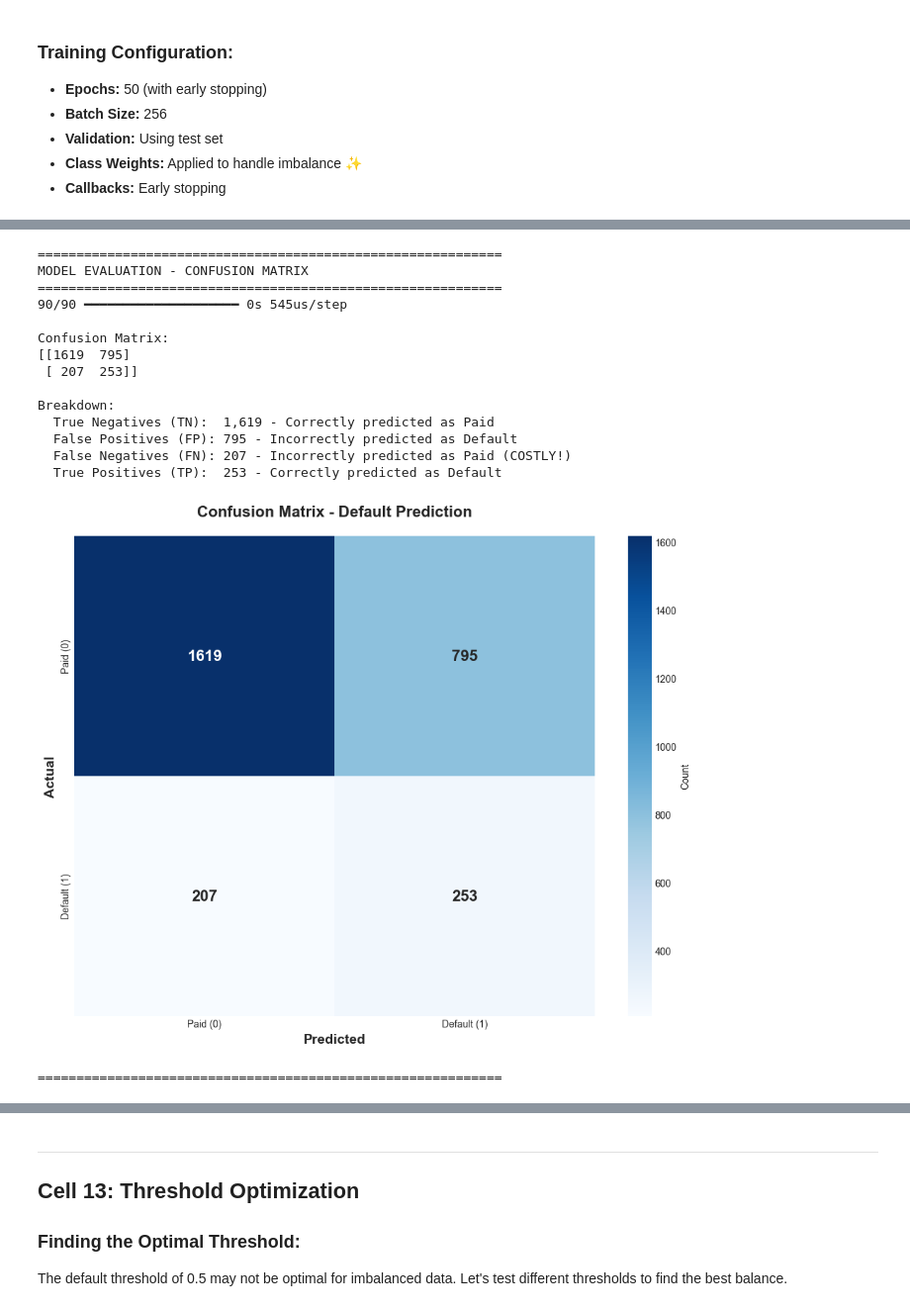
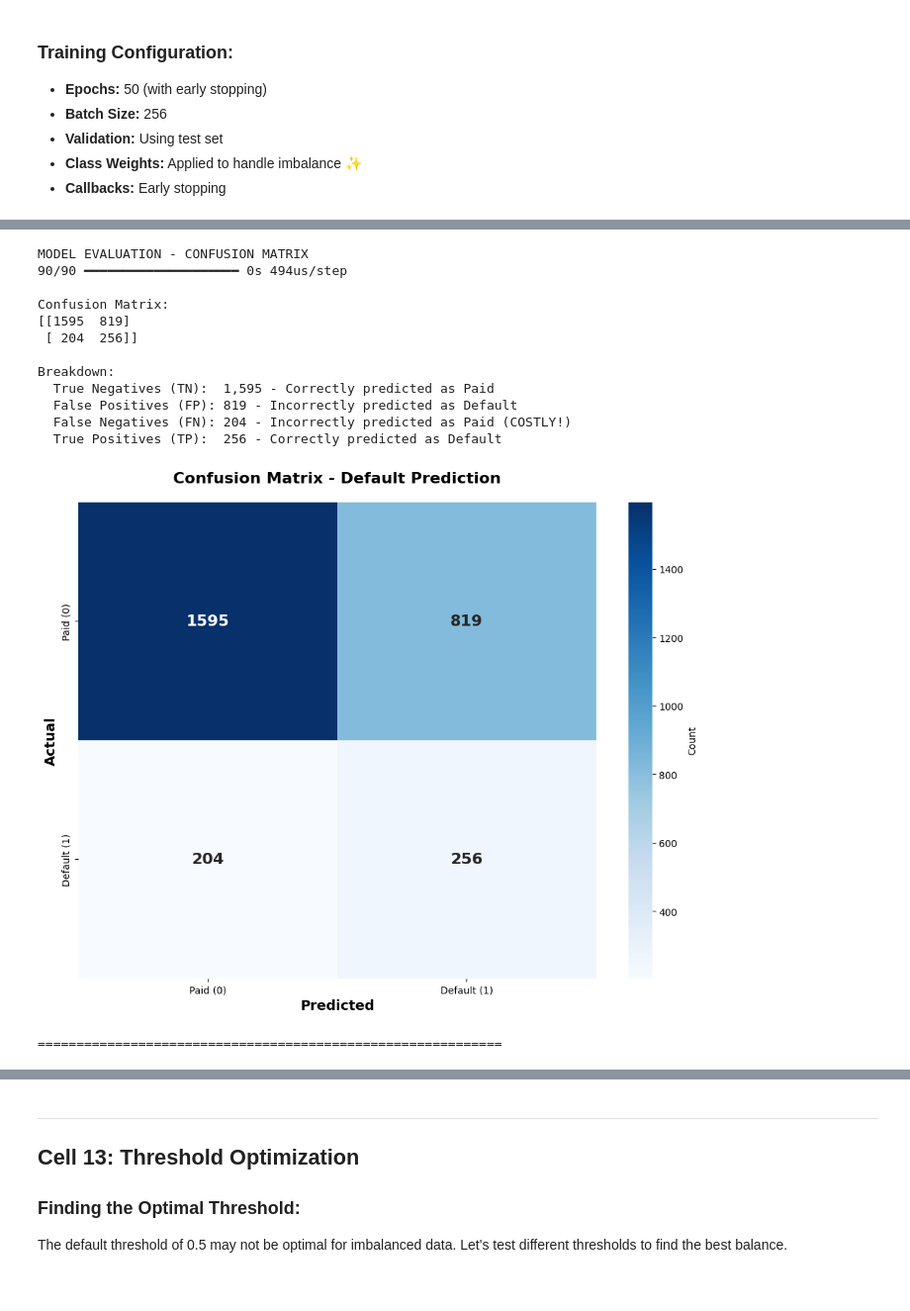
Before and after one commit to rlogwood/fs-rl-notebooks, a Jupyter notebook: assignments/unit4_deep_learning_with_tensorflow_and_keras/Unit4_CourseEndProject/LendingClubLoanDataAnalysis/LendingClubLoanDataAnalysis.ipynb, the cells around one changed output, grey strips where cells are left out. Shown at 99% size. Drawn from its saved outputs; the diff is of its cells as text; code cells hidden in the pictures.

```diff
--- a/assignments/unit4_deep_learning_with_tensorflow_and_keras/Unit4_CourseEndProject/LendingClubLoanDataAnalysis/LendingClubLoanDataAnalysis.ipynb
+++ b/assignments/unit4_deep_learning_with_tensorflow_and_keras/Unit4_CourseEndProject/LendingClubLoanDataAnalysis/LendingClubLoanDataAnalysis.ipynb
@@ -883,9 +821,7 @@ TRAINING HISTORY VISUALIZATION
 - **False Negative (FN):** Incorrectly predicted as paid (Type II error) ⚠️ Costly!
 - **True Positive (TP):** Correctly predicted as default
 # %%
-print("="*60)
-print("MODEL EVALUATION - CONFUSION MATRIX")
-print("="*60)
+tu.print_heading("MODEL EVALUATION - CONFUSION MATRIX")
 
 # Get predictions (using 0.5 threshold)
 y_pred_proba = model.predict(X_test).flatten()
@@ -895,42 +831,40 @@ y_pred = (y_pred_proba > 0.5).astype("int32")
 cm = confusion_matrix(y_test, y_pred)
 
 print("\nConfusion Matrix:")
 print(cm)
 print("\nBreakdown:")
 print(f"  True Negatives (TN):  {cm[0,0]:,} - Correctly predicted as Paid")
 print(f"  False Positives (FP): {cm[0,1]:,} - Incorrectly predicted as Default")
 print(f"  False Negatives (FN): {cm[1,0]:,} - Incorrectly predicted as Paid (COSTLY!)")
 print(f"  True Positives (TP):  {cm[1,1]:,} - Correctly predicted as Default")
 
 # Visualization
 plt.figure(figsize=(10, 8))
 sns.heatmap(cm, annot=True, fmt='d', cmap='Blues',
             xticklabels=['Paid (0)', 'Default (1)'],
             yticklabels=['Paid (0)', 'Default (1)'],
             cbar_kws={'label': 'Count'},
             annot_kws={'size': 16, 'weight': 'bold'})
 plt.title('Confusion Matrix - Default Prediction', fontsize=16, fontweight='bold', pad=20)
 plt.ylabel('Actual', fontsize=14, fontweight='bold')
 plt.xlabel('Predicted', fontsize=14, fontweight='bold')
 plt.tight_layout()
 plt.show()
 
 print("\n" + "="*60)
 # %% [output]
-============================================================
 MODEL EVALUATION - CONFUSION MATRIX
-============================================================
-90/90 ━━━━━━━━━━━━━━━━━━━━ 0s 545us/step
+90/90 ━━━━━━━━━━━━━━━━━━━━ 0s 494us/step
 
 Confusion Matrix:
-[[1619  795]
- [ 207  253]]
+[[1595  819]
+ [ 204  256]]
 
 Breakdown:
-  True Negatives (TN):  1,619 - Correctly predicted as Paid
-  False Positives (FP): 795 - Incorrectly predicted as Default
-  False Negatives (FN): 207 - Incorrectly predicted as Paid (COSTLY!)
-  True Positives (TP):  253 - Correctly predicted as Default
+  True Negatives (TN):  1,595 - Correctly predicted as Paid
+  False Positives (FP): 819 - Incorrectly predicted as Default
+  False Negatives (FN): 204 - Incorrectly predicted as Paid (COSTLY!)
+  True Positives (TP):  256 - Correctly predicted as Default
-[figure, old version]
+[figure, new version]
 ============================================================
 # %% [markdown]
```
Also changed, not shown: parts of 28 cells of this notebook, 5 other files.
